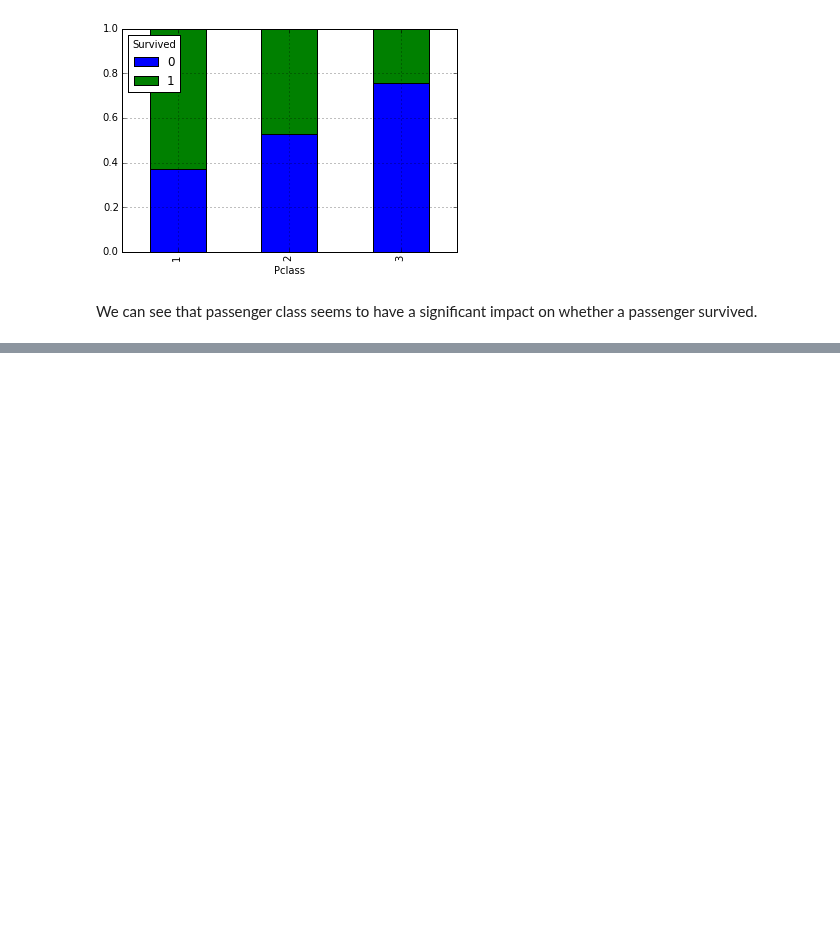
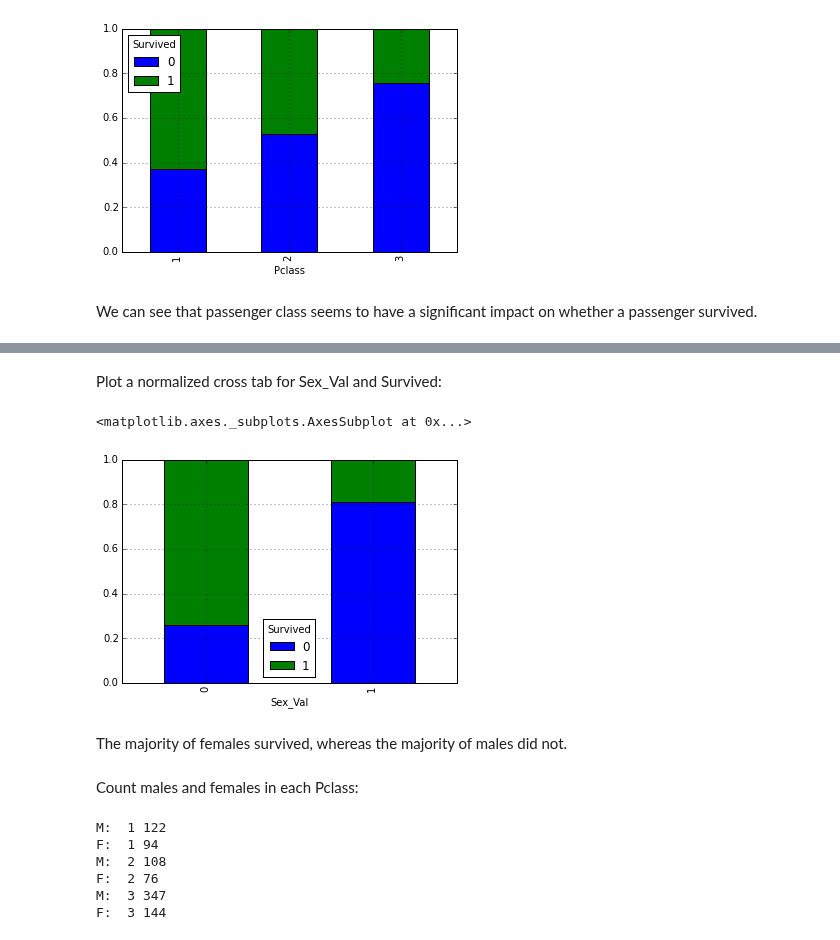
Before and after one commit to donnemartin/data-science-ipython-notebooks, a Jupyter notebook: kaggle/titanic.ipynb, the cells around one changed output, grey strips where cells are left out. Drawn from its saved outputs; the diff is of its cells as text; code cells hidden in the pictures; blank space fills up the shorter version.

```diff
--- a/kaggle/titanic.ipynb
+++ b/kaggle/titanic.ipynb
@@ -202,0 +238,24 @@ We can see that passenger class seems to have a significant impact on whether a
+# %% [markdown]
+Plot a normalized cross tab for Sex_Val and Survived:
+# %%
+sex_val_xt = pd.crosstab(df['Sex_Val'], df['Survived'])
+sex_val_xt_pct = sex_val_xt.div(sex_val_xt.sum(1).astype(float), axis=0)
+sex_val_xt_pct.plot(kind='bar', stacked=True)
+# %% [output]
+<matplotlib.axes._subplots.AxesSubplot at 0x...>
+[figure, added]
+# %% [markdown]
+The majority of females survived, whereas the majority of males did not.
+# %% [markdown]
+Count males and females in each Pclass:
+# %%
+for p_class in passenger_classes:
+    print 'M: ', p_class, len(df[(df['Sex'] == 'male') & (df['Pclass'] == p_class)])
+    print 'F: ', p_class, len(df[(df['Sex'] == 'female') & (df['Pclass'] == p_class)])
+# %% [output]
+M:  1 122
+F:  1 94
+M:  2 108
+F:  2 76
+M:  3 347
+F:  3 144
```
Also changed, not shown: parts of 10 cells of this notebook.
